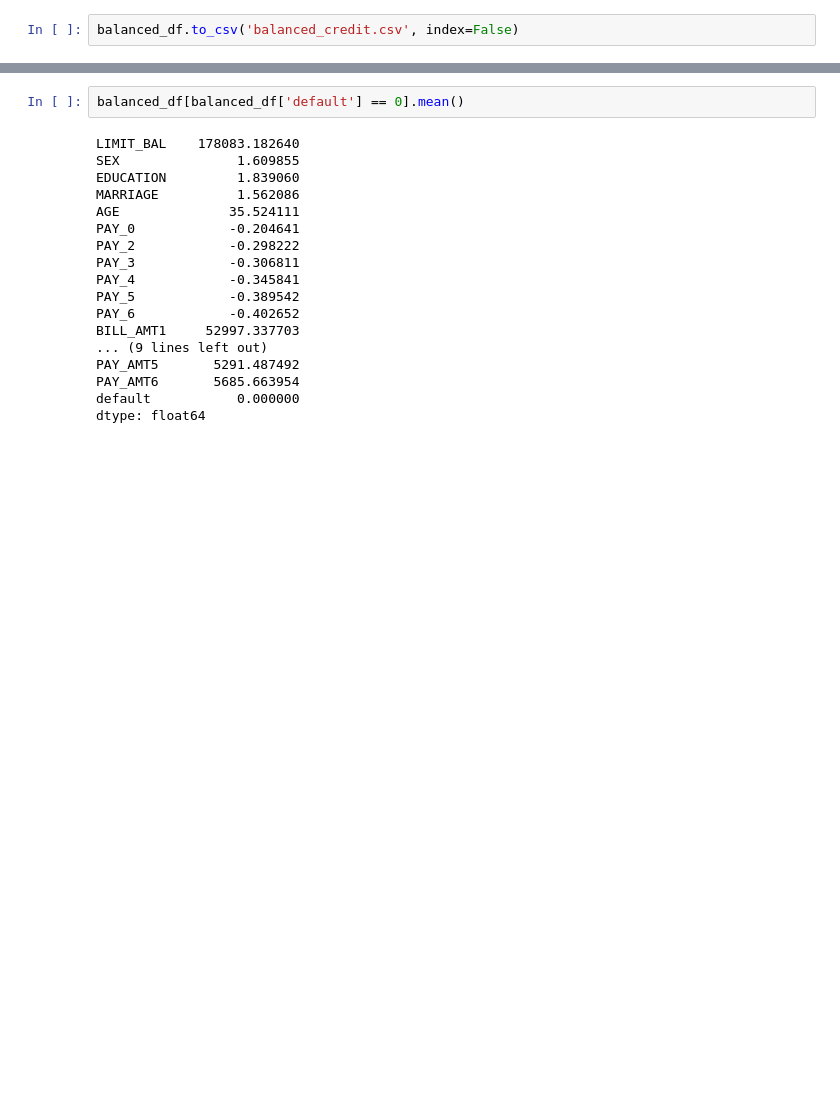
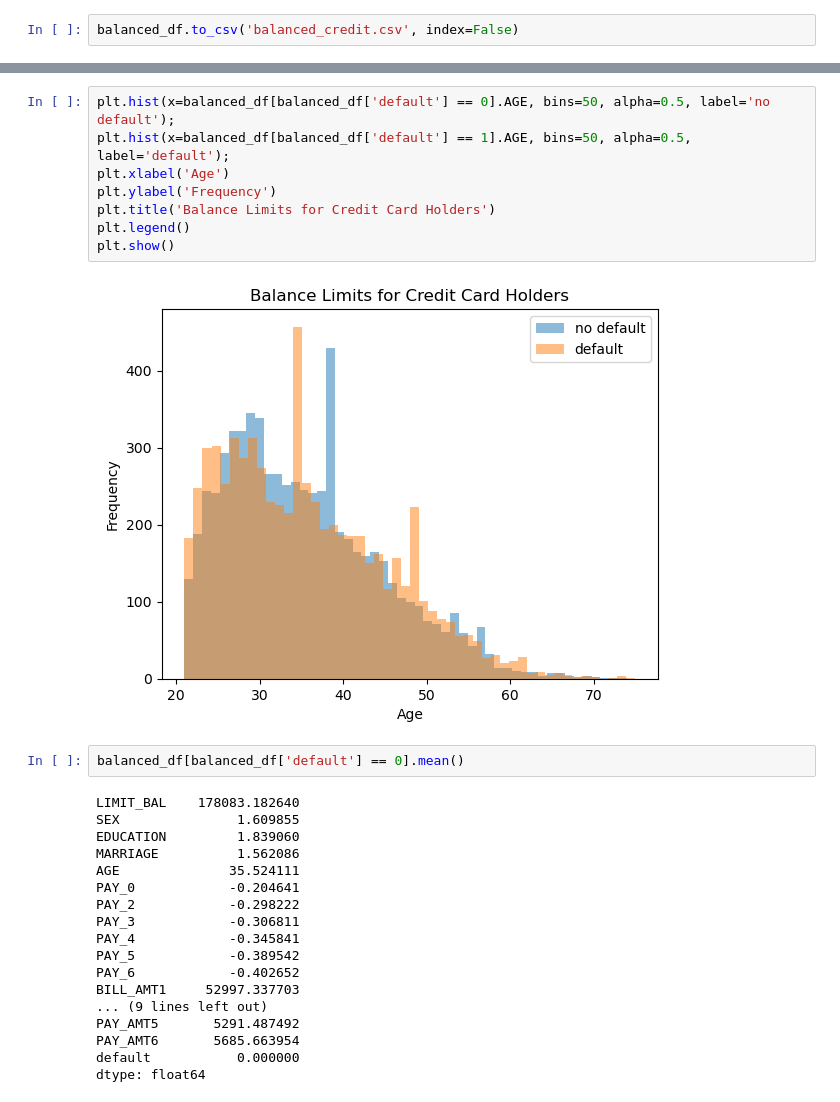
Before and after one commit to pogrebitskiy/Credit_Defaults, a Jupyter notebook: exploration.ipynb, the cells around one changed output, grey strips where cells are left out. Cells and saved outputs as stored; diff of their text form; blank space fills up the shorter version.

```diff
--- a/exploration.ipynb
+++ b/exploration.ipynb
@@ -121,3 +138,13 @@ plt.show()
+# %%
+plt.hist(x=balanced_df[balanced_df['default'] == 0].AGE, bins=50, alpha=0.5, label='no default');
+plt.hist(x=balanced_df[balanced_df['default'] == 1].AGE, bins=50, alpha=0.5, label='default');
+plt.xlabel('Age')
+plt.ylabel('Frequency')
+plt.title('Balance Limits for Credit Card Holders')
+plt.legend()
+plt.show()
+# %% [output]
+[figure, added]
 # %%
 balanced_df[balanced_df['default'] == 0].mean()
 # %% [output]
```
Also changed, not shown: parts of 5 cells of this notebook.
